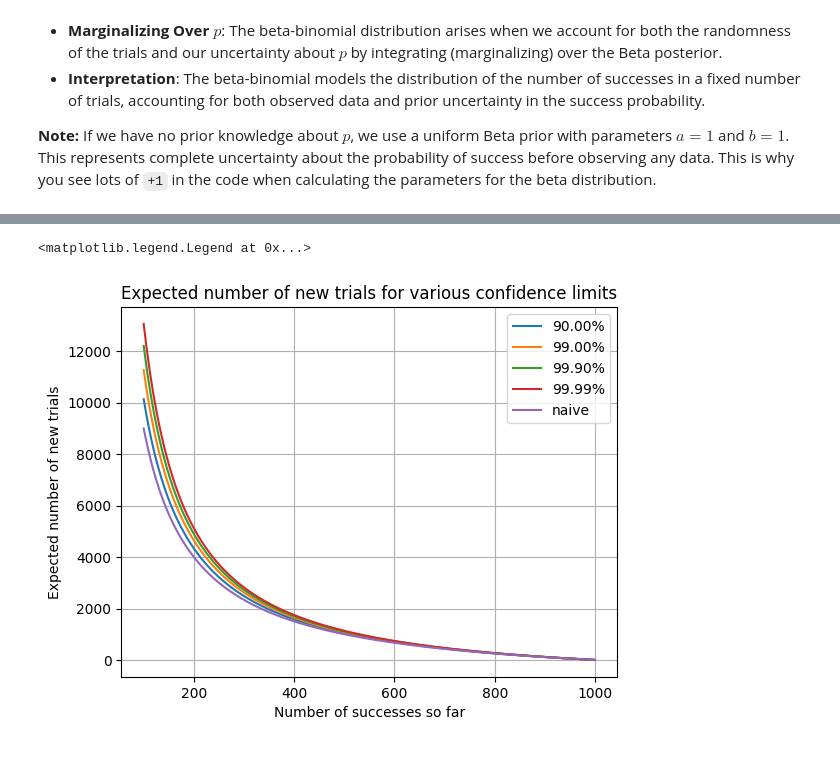
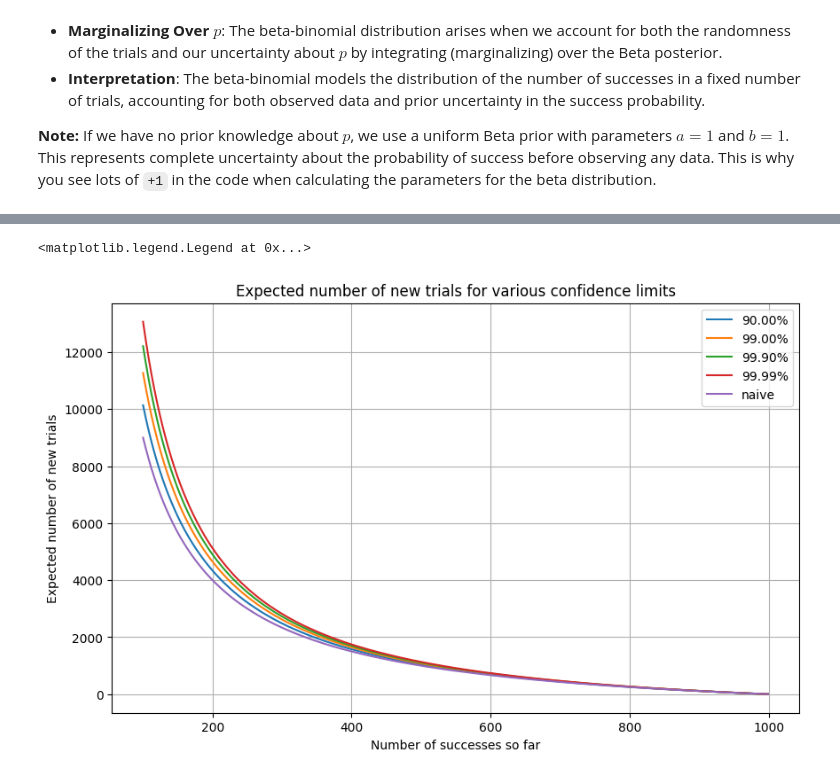
Before and after one commit to jlucas-oqc/playgound, a Jupyter notebook: beta_bin.ipynb, the cells around one changed output, grey strips where cells are left out. Drawn from its saved outputs; the diff is of its cells as text; code cells hidden in the pictures.

```diff
--- a/beta_bin.ipynb
+++ b/beta_bin.ipynb
@@ -27,6 +27,6 @@ from scipy.stats import betabinom, beta
 import matplotlib.pyplot as plt
 # %%
-n, a = 1000, 750  # 1000 trials, 975 successes
+n, a = 1000, 975  # 1000 trials, 975 successes
 
 conf_lim_1tail = 0.99  # confidence limit for 1-tailed test (e.g., upper bound on expected successes)
 conf_lim_2tail = (
@@ -97,27 +101,28 @@ upper_expectation, conf_int
 # %%
 # Calculate the upper threshold of expected number of new trials
 # needed for each confidence limit given the number of good measurements so far
 # Use Beta posterior with prior a=1, b=1, so parameters are n_passes+1, n_failures+1
 def calc_upper_conf(n_trials, n_passes, conf_lim_1tail):
     n_failures = n_trials - n_passes
     lower_passrate = beta.ppf(1 - conf_lim_1tail, n_passes + 1, n_failures + 1)
     exp_trials = n_failures / lower_passrate
     return exp_trials
 
 
 x = np.arange(100, n)
-plt.figure()
+plt.figure(figsize=(10, 6))
 for conf_lim in [0.9, 0.99, 0.999, 0.9999]:
     plt.plot(x, calc_upper_conf(n, x, conf_lim), label=f"{conf_lim * 100:2.2f}%")
 # naive expectation of number of new trials needed to get n passes, given x passes so far:
-# this is just the expected number of failures divided by the pass rate, without accounting for uncertainty in the pass rate.
+# this is just the expected number of failures divided by the pass rate, without accounting for uncertainty in the pass rate or the binomial response.
 naive = (n - x) / (x / n)
 plt.plot(x, naive, label="naive")
 plt.xlabel("Number of successes so far")
 plt.ylabel("Expected number of new trials")
+# plt.yscale("log")
 plt.title("Expected number of new trials for various confidence limits")
 plt.grid()
 plt.legend()
 # %% [output]
 <matplotlib.legend.Legend at 0x...>
-[figure, old version]
+[figure, new version]
```
Also changed, not shown: parts of 5 cells of this notebook.
